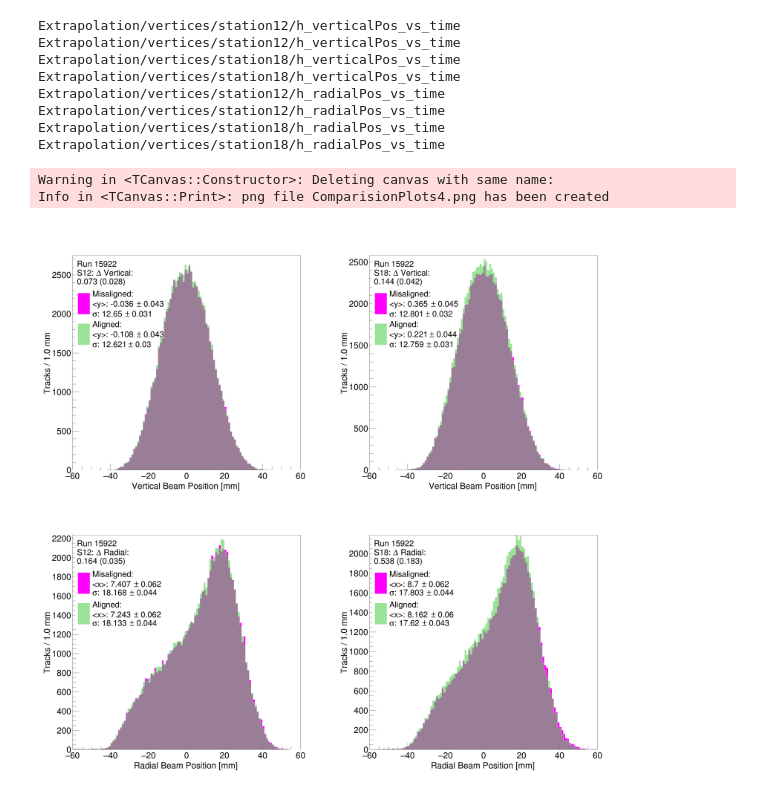
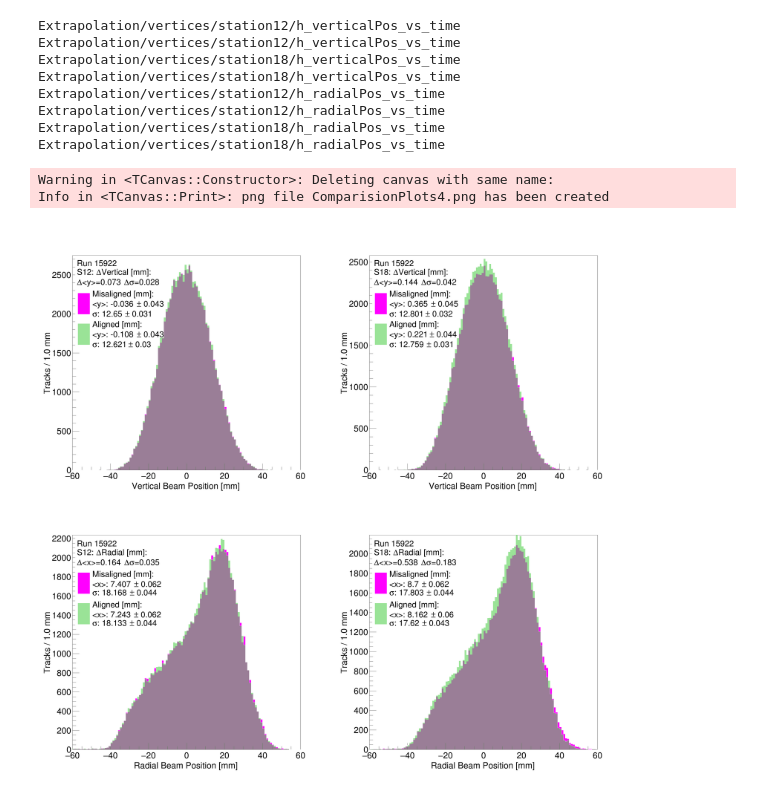
Before and after one commit to glukicov/alignTrack, a Jupyter notebook: mpIIDESY/Align_Data_Extrapolation.ipynb, the cells around one changed output. Cells and saved outputs as stored; diff of their text form; code cells hidden in the pictures.

```diff
--- a/mpIIDESY/Align_Data_Extrapolation.ipynb
+++ b/mpIIDESY/Align_Data_Extrapolation.ipynb
@@ -28,7 +28,7 @@ scr_nominal= "/Users/gleb/software/alignTrack/mpIIDESY/15922_Iter1/"
 scr_shift = "/Users/gleb/software/alignTrack/mpIIDESY/15922_Iter3/"
 
 #Containers to store histograms in orders as the names
-names = ["Misaligned", "Aligned"]
+names = ["Misaligned [mm]:", "Aligned [mm]:"]
 stateN=len(names)
 
 colors = [6, 8] #purple, green
@@ -36,7 +36,7 @@ styles = [3001, 3002]
 
 plotName = ["h_verticalPos_vs_time", "h_radialPos_vs_time"]
 plotXtitle = ["Vertical Beam Position", "Radial Beam Position"]
-plotTitle = ["#Delta Vertical:", "#Delta Radial:"]
+plotTitle = ["#DeltaVertical [mm]:", "#DeltaRadial [mm]:"]
 plotMean = ["<y>", "<x>"]
 units = ["mm", "mm"]
 
@@ -106,34 +106,34 @@ for i_plot in range(0, len(plotName)):
                 plot.Draw("same")
 
             #fill legend once per state
-            legenValue1 = "#splitline{"+str(names[i_state])+":}{"+plotMean[i_plot]+": "+str(round(mean, round_to))+" #pm "+str(round(mean_error,round_to))+"}"
+            legenValue1 = "#splitline{"+str(names[i_state])+"}{"+plotMean[i_plot]+": "+str(round(mean, round_to))+" #pm "+str(round(mean_error,round_to))+"}"
             legenValue2 = "#sigma: "+str(round(sd,round_to))+" #pm "+str(round(sd_error,round_to))
             legend.AddEntry(plot, "#splitline{"+str(legenValue1)+"}{"+str(legenValue2)+"}", "f")
 
         #draw legend once per canvas
         legendH1="#splitline{Run 15922}{S"+stationName[i_station]+": "+plotTitle[i_plot]+"}"
-        legendH2=str(round(meanArray[0]-meanArray[1], round_to))+" ("+ str(round(sdArray[0]-sdArray[1], round_to)) +")"
+        legendH2="#Delta"+plotMean[i_plot]+"="+str(round(meanArray[0]-meanArray[1], round_to))+" #Delta#sigma="+str(round(sdArray[0]-sdArray[1], round_to))
         legend.SetHeader("#splitline{"+legendH1+"}{"+legendH2+"}", "")
         legend.Draw("same")
         i_total+=1
         meanArray=[]
         sdArray=[]
         gStyle.SetOptStat(0)
         gStyle.SetOptFit(0)
         gStyle.SetLegendBorderSize(0)
         gStyle.SetLegendTextSize(0.033)
 
 c.Draw()
 c.Print("ComparisionPlots"+str(i_total)+".png")
 # %% [output]
 Extrapolation/vertices/station12/h_verticalPos_vs_time
 Extrapolation/vertices/station12/h_verticalPos_vs_time
 Extrapolation/vertices/station18/h_verticalPos_vs_time
 Extrapolation/vertices/station18/h_verticalPos_vs_time
 Extrapolation/vertices/station12/h_radialPos_vs_time
 Extrapolation/vertices/station12/h_radialPos_vs_time
 Extrapolation/vertices/station18/h_radialPos_vs_time
 Extrapolation/vertices/station18/h_radialPos_vs_time
 Warning in <TCanvas::Constructor>: Deleting canvas with same name:
 Info in <TCanvas::Print>: png file ComparisionPlots4.png has been created
-[figure, old version]
+[figure, new version]
```
Also changed, not shown: 3 other files.
